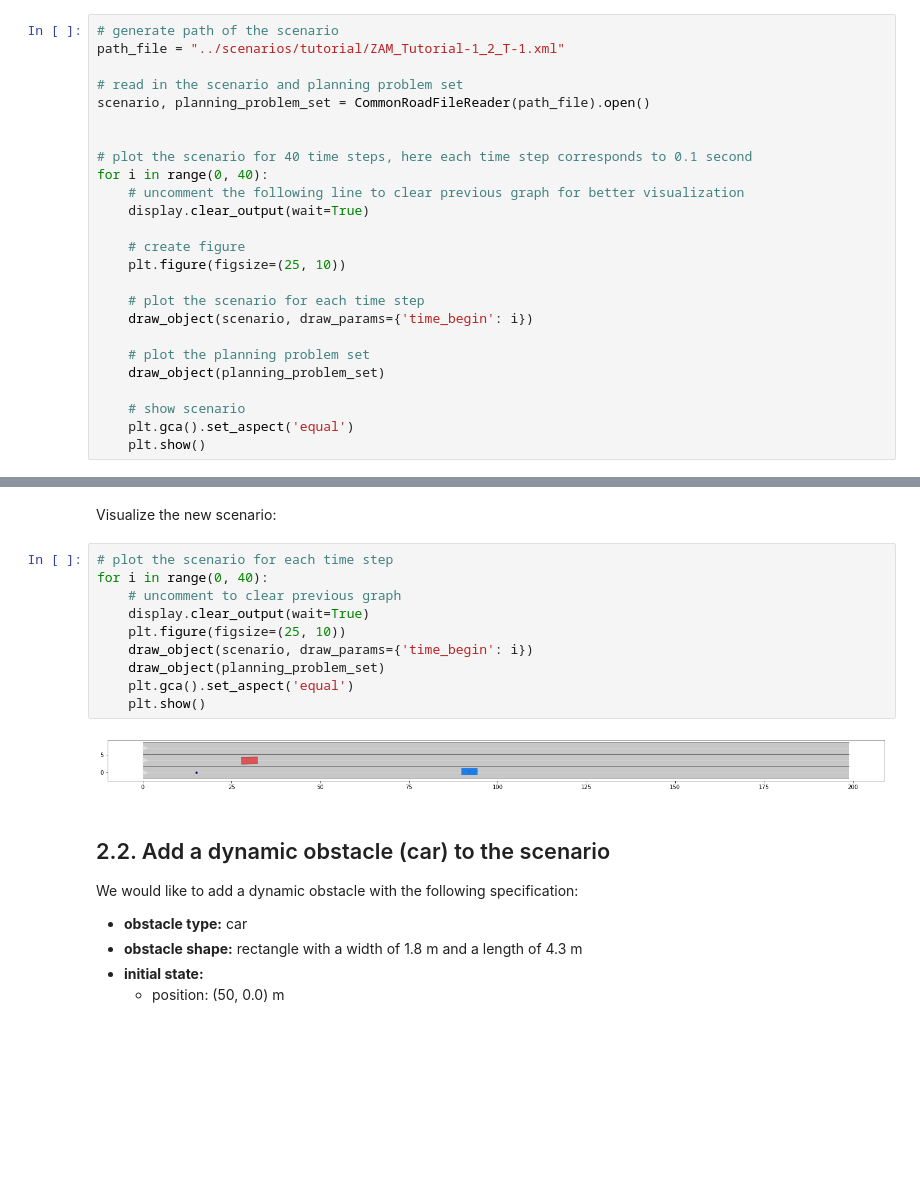
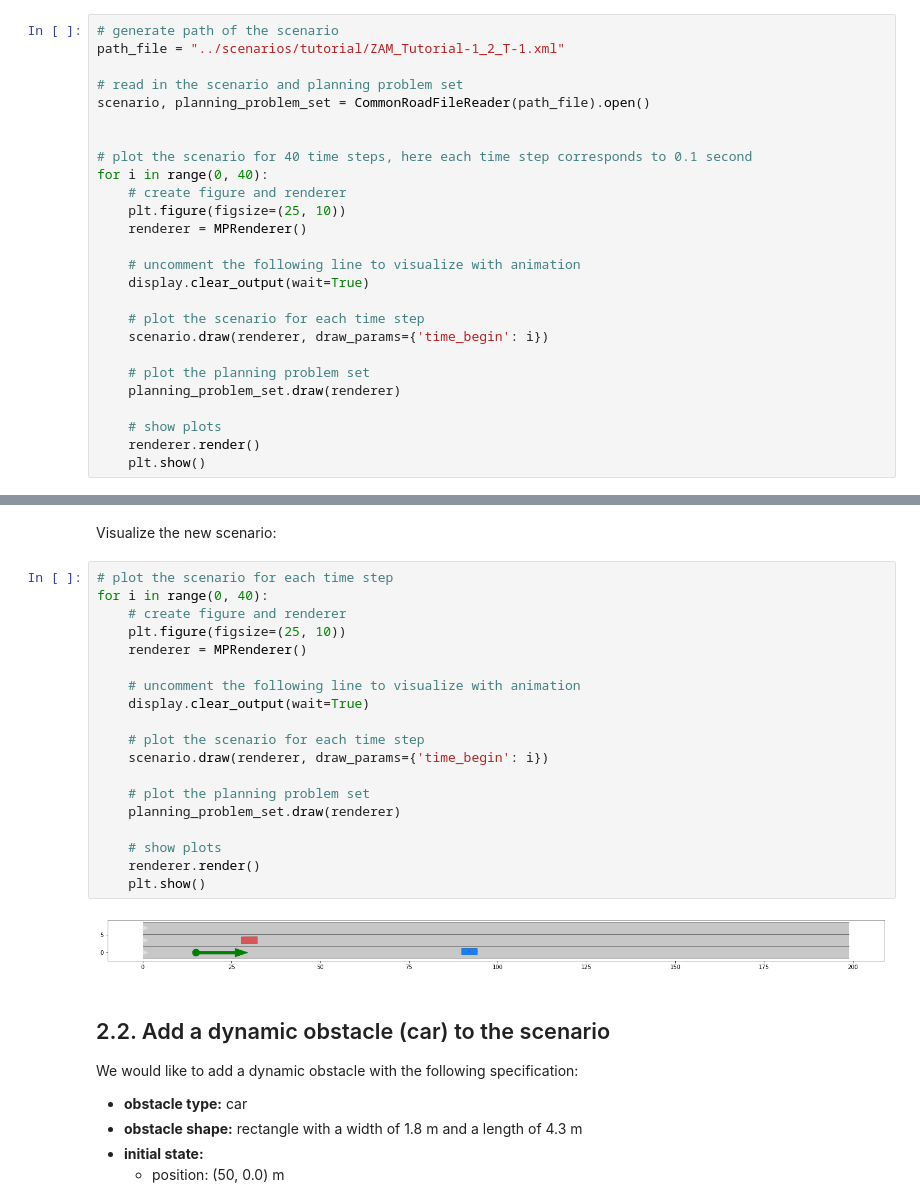
Before and after one commit to geraldfw/Perlen2-CommonRoad-Search, a Jupyter notebook: tutorials/lecture_demo_commonroad-io.ipynb, the cells around one changed output, grey strips where cells are left out. Saved outputs shown, nothing was run; the diff lists cells and outputs as text; blank space fills up the shorter version.

```diff
--- a/tutorials/lecture_demo_commonroad-io.ipynb
+++ b/tutorials/lecture_demo_commonroad-io.ipynb
@@ -33,19 +25,20 @@ scenario, planning_problem_set = CommonRoadFileReader(path_file).open()
 
 # plot the scenario for 40 time steps, here each time step corresponds to 0.1 second
 for i in range(0, 40):
-    # uncomment the following line to clear previous graph for better visualization
+    # create figure and renderer
+    plt.figure(figsize=(25, 10))
+    renderer = MPRenderer()
+
+    # uncomment the following line to visualize with animation
     display.clear_output(wait=True)
 
-    # create figure
-    plt.figure(figsize=(25, 10))
-
     # plot the scenario for each time step
-    draw_object(scenario, draw_params={'time_begin': i})
+    scenario.draw(renderer, draw_params={'time_begin': i})
 
     # plot the planning problem set
-    draw_object(planning_problem_set)
+    planning_problem_set.draw(renderer)
 
-    # show scenario
-    plt.gca().set_aspect('equal')
+    # show plots
+    renderer.render()
     plt.show()
 # %% [output]
@@ -89,15 +82,24 @@ Visualize the new scenario:
 # %%
 # plot the scenario for each time step
 for i in range(0, 40):
-    # uncomment to clear previous graph
+    # create figure and renderer
+    plt.figure(figsize=(25, 10))
+    renderer = MPRenderer()
+
+    # uncomment the following line to visualize with animation
     display.clear_output(wait=True)
-    plt.figure(figsize=(25, 10))
-    draw_object(scenario, draw_params={'time_begin': i})
-    draw_object(planning_problem_set)
-    plt.gca().set_aspect('equal')
+
+    # plot the scenario for each time step
+    scenario.draw(renderer, draw_params={'time_begin': i})
+
+    # plot the planning problem set
+    planning_problem_set.draw(renderer)
+
+    # show plots
+    renderer.render()
     plt.show()
 # %% [output]
-[figure, old version]
+[figure, new version]
 # %% [markdown]
 ## 2.2. Add a dynamic obstacle (car) to the scenario
 We would like to add a dynamic obstacle with the following specification:
```
Also changed, not shown: parts of 5 cells of this notebook, 1 other file.
